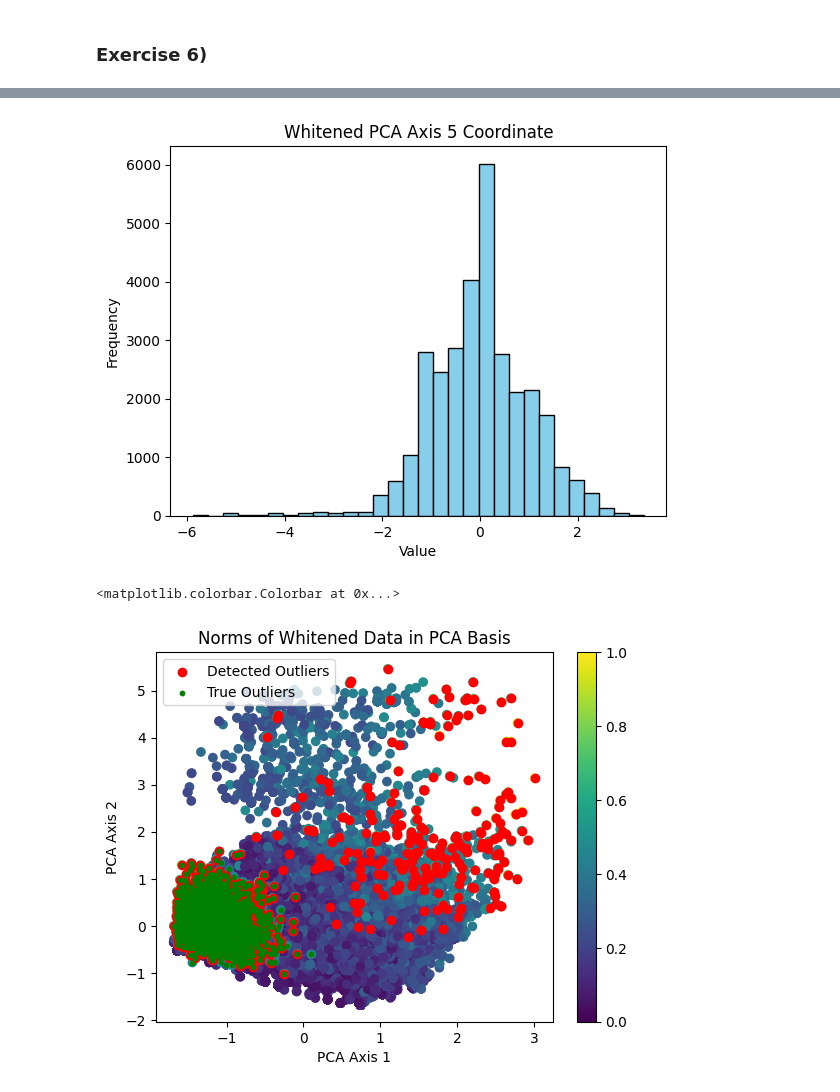
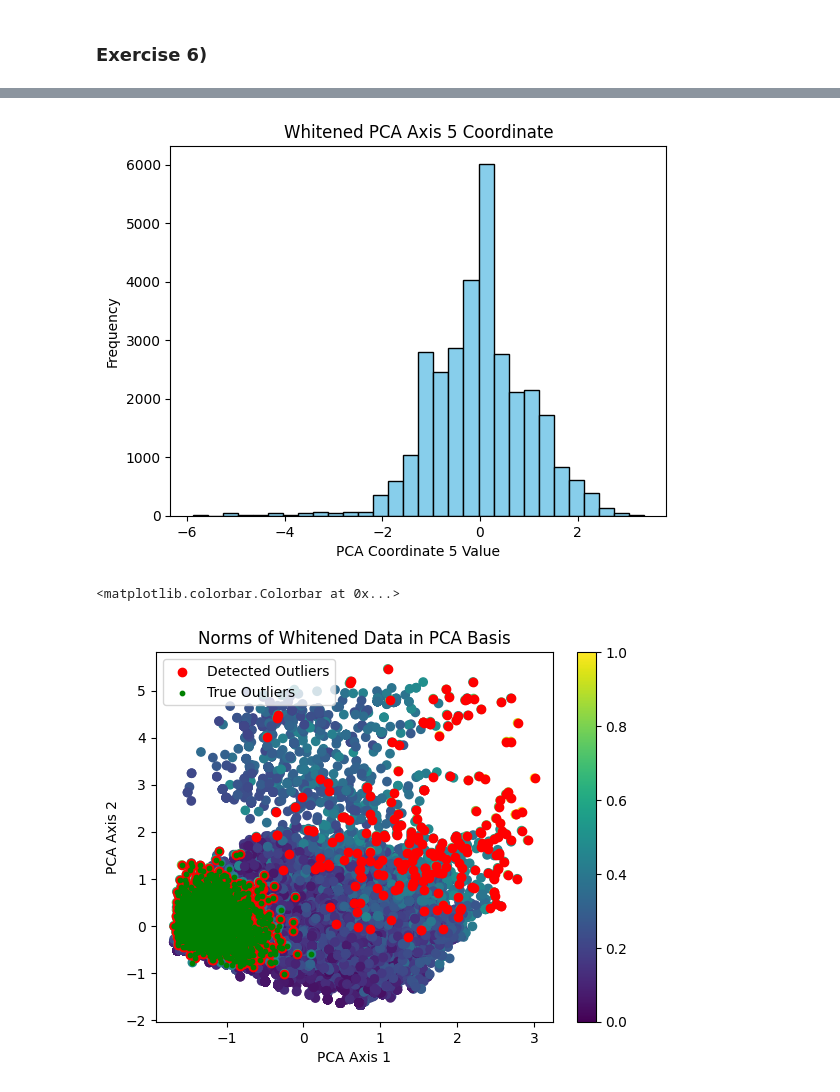
Before and after one commit to moscovium115/ML_ai_project_jupyter, a Jupyter notebook: Project_1.ipynb, the cells around one changed output, grey strips where cells are left out. Cells and saved outputs as stored; diff of their text form; code cells hidden in the pictures.

Commit message:
revised problem 6 and added commentary, should be done

```diff
--- a/Project_1.ipynb
+++ b/Project_1.ipynb
@@ -301,43 +258,61 @@ plt.show()
 # %%
 from sklearn.decomposition import PCA
+import numpy as np
+import pandas as pd
 
-pca = PCA( whiten=True)
+# Load the dataset with fake points.
+csv_data = pd.read_csv("data2.csv")
+X = csv_data.iloc[:, :-1].values
+
+# Use PCA with the number of PCA axes the same as our number of features.
+# Additionaly whiten the data, meaning dividing each column by its standard deviation.
+pca = PCA(whiten=True)
 pca.fit(X)
 X_pca = pca.transform(X)
 
-X_pca.shape
-np.sum(X_pca, 0)
-np.std(X_pca, axis=0)
+# Affirming that each column has a standard deviation of 1.
+epsilon = 0.01
+assert np.all(np.abs(np.std(X_pca, axis=0) - 1) <= epsilon)
 
-import numpy as np
-import matplotlib.pyplot as plt
+# Calculate the norm of points in the whitened PCA basis.
+# Points with a large norm can be identified as potential outliers (refer to Lecture 8).
+norm = np.linalg.norm(X_pca, axis=1)
 
-# Generate random data
-
-# Plot the histogram
-plt.hist(X_pca[:, 5], bins=30, color='skyblue', edgecolor='black')
-plt.title('Whitened PCA Axis 5 Coordinate')
-plt.xlabel('Value')
-plt.ylabel('Frequency')
-plt.show()
-
-norm = np.linalg.norm(X_pca, axis=1)
+# Assuming we know that 2000 fake datapoints were added,
+# find the norm threshold that is less than exactly 2000 datapoints
 sorted_norm = np.sort(norm)
 threshold = sorted_norm[-2000];
-c = norm
 outliers = norm > threshold
-ax1 = 0
-ax2 = 1
-plt.scatter(X_pca[:,ax1], X_pca[:,ax2], c=c)
-plt.scatter(X_pca[outliers,ax1], X_pca[outliers,ax2], c="red", label="Detected Outliers")
-plt.scatter(X_pca[-2000:,ax1], X_pca[-2000:,ax2],10, c="green", label="True Outliers")
-plt.xlabel("PCA Axis 1")
-plt.ylabel("PCA Axis 2")
-plt.title("Norms of Whitened Data in PCA Basis")
-plt.legend()
-plt.colorbar()
-# %% [output]
-[figure, removed]
-<matplotlib.colorbar.Colorbar at 0x...>
-[figure, removed]
+# %%
+import matplotlib.pyplot as plt
+
+# One assumption we made is that the PCA coordinates
+# should be normally distributed and in fact we can see this is the case.
+plt.hist(X_pca[:, 5], bins=30, color='skyblue', edgecolor='black')
+plt.title('Whitened PCA Axis 5 Coordinate')
+plt.xlabel('PCA Coordinate 5 Value')
+plt.ylabel('Frequency')
+plt.show()
+# %% [output]
+[figure, added]
+# %%
+# This visualization shows the outlier points detected by thresholding the norms
+# of the whitened data, compared to the actual fake points that were added.
+# Most of the true fake points are clustered around (-1, 0) in the
+# PCA-1 vs. PCA-2 coordinate space. We can also see that most of fake points were identified.
+# Note: We found that the true outliers were the last 2000 points of X in data2.csv.
+
+ax1 = 0
+ax2 = 1
+plt.scatter(X_pca[:,ax1], X_pca[:,ax2], c=norm)
+plt.scatter(X_pca[outliers,ax1], X_pca[outliers,ax2], c="red", label="Detected Outliers")
+plt.scatter(X_pca[-2000:,ax1], X_pca[-2000:,ax2],10, c="green", label="True Outliers")
+plt.xlabel("PCA Axis 1")
+plt.ylabel("PCA Axis 2")
+plt.title("Norms of Whitened Data in PCA Basis")
+plt.legend()
+plt.colorbar()
+# %% [output]
+<matplotlib.colorbar.Colorbar at 0x...>
+[figure, added]
 # %%
```
Also changed, not shown: parts of 3 cells of this notebook.
